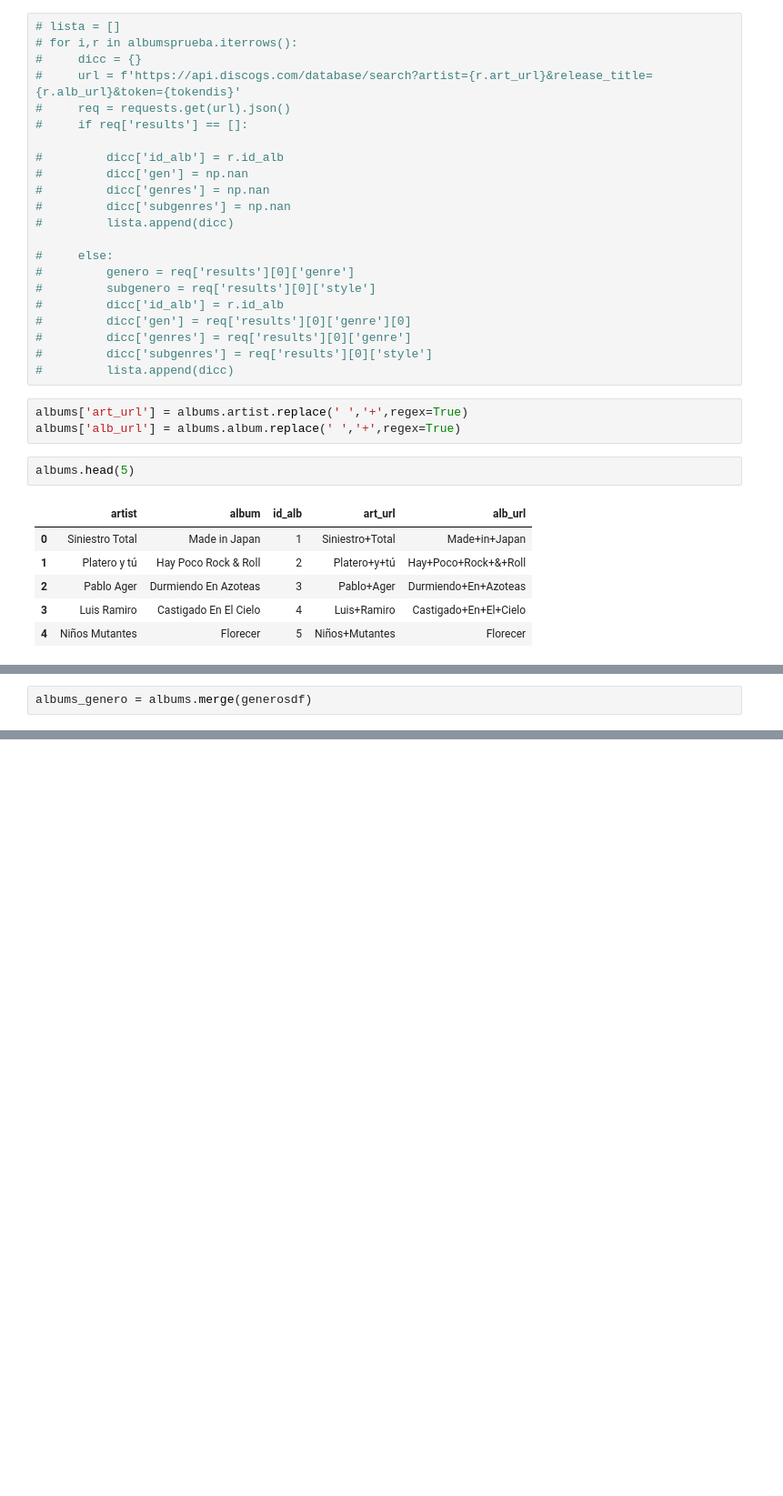
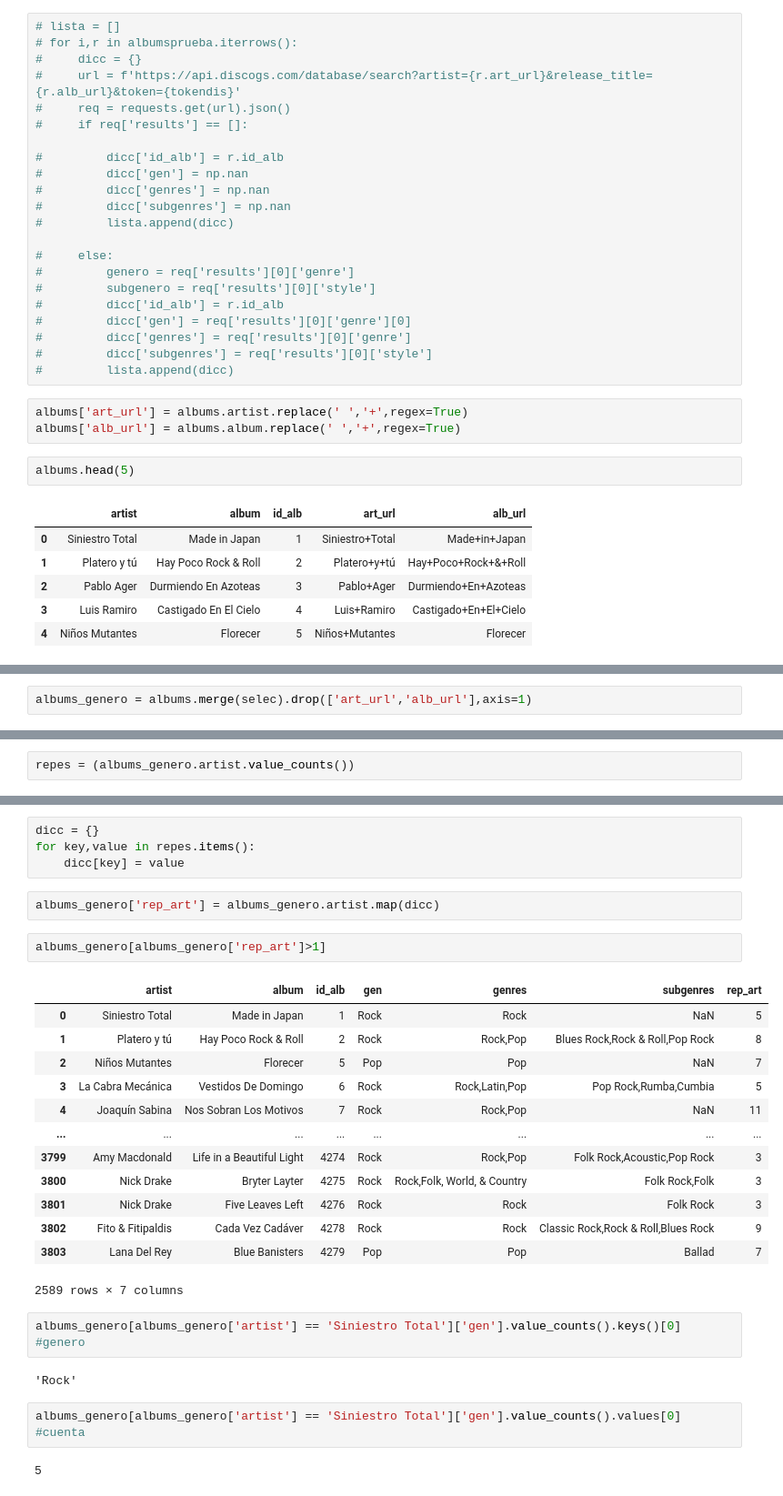
Before and after one commit to emarfer/musicable, a Jupyter notebook: 09_discogs_prueba.ipynb, the cells around one changed output, grey strips where cells are left out. Shown: that part at 91% size. Cells and saved outputs as stored; diff of their text form; blank space fills up the shorter version.

Commit message:
pruebas generos 🎶

```diff
--- a/09_discogs_prueba.ipynb
+++ b/09_discogs_prueba.ipynb
@@ -134,2 +178,2 @@ AttributeError: 'NoneType' object has no attribute 'keys'
 # %%
-albums_genero = albums.merge(generosdf)
+albums_genero = albums.merge(selec).drop(['art_url','alb_url'],axis=1)
@@ -195,0 +204,2 @@ po
+# %%
+repes = (albums_genero.artist.value_counts())
@@ -195,0 +221,30 @@ po
+# %%
+dicc = {}
+for key,value in repes.items():
+    dicc[key] = value
+# %%
+albums_genero['rep_art'] = albums_genero.artist.map(dicc)
+# %%
+albums_genero[albums_genero['rep_art']>1]
+# %% [output]
+|  | artist | album | id_alb | gen | genres | subgenres | rep_art |
+| 0 | Siniestro Total | Made in Japan | 1 | Rock | Rock | NaN | 5 |
+| 1 | Platero y tú | Hay Poco Rock & Roll | 2 | Rock | Rock,Pop | Blues Rock,Rock & Roll,Pop Rock | 8 |
+| 2 | Niños Mutantes | Florecer | 5 | Pop | Pop | NaN | 7 |
+| 3 | La Cabra Mecánica | Vestidos De Domingo | 6 | Rock | Rock,Latin,Pop | Pop Rock,Rumba,Cumbia | 5 |
+| 4 | Joaquín Sabina | Nos Sobran Los Motivos | 7 | Rock | Rock,Pop | NaN | 11 |
+| ... | ... | ... | ... | ... | ... | ... | ... |
+| 3799 | Amy Macdonald | Life in a Beautiful Light | 4274 | Rock | Rock,Pop | Folk Rock,Acoustic,Pop Rock | 3 |
+| 3800 | Nick Drake | Bryter Layter | 4275 | Rock | Rock,Folk, World, & Country | Folk Rock,Folk | 3 |
+| 3801 | Nick Drake | Five Leaves Left | 4276 | Rock | Rock | Folk Rock | 3 |
+| 3802 | Fito & Fitipaldis | Cada Vez Cadáver | 4278 | Rock | Rock | Classic Rock,Rock & Roll,Blues Rock | 9 |
+| 3803 | Lana Del Rey | Blue Banisters | 4279 | Pop | Pop | Ballad | 7 |
+2589 rows × 7 columns
+# %%
+albums_genero[albums_genero['artist'] == 'Siniestro Total']['gen'].value_counts().keys()[0] #genero
+# %% [output]
+'Rock'
+# %%
+albums_genero[albums_genero['artist'] == 'Siniestro Total']['gen'].value_counts().values[0] #cuenta
+# %% [output]
+5
```
Also changed, not shown: parts of 33 cells of this notebook, 3 other files.
